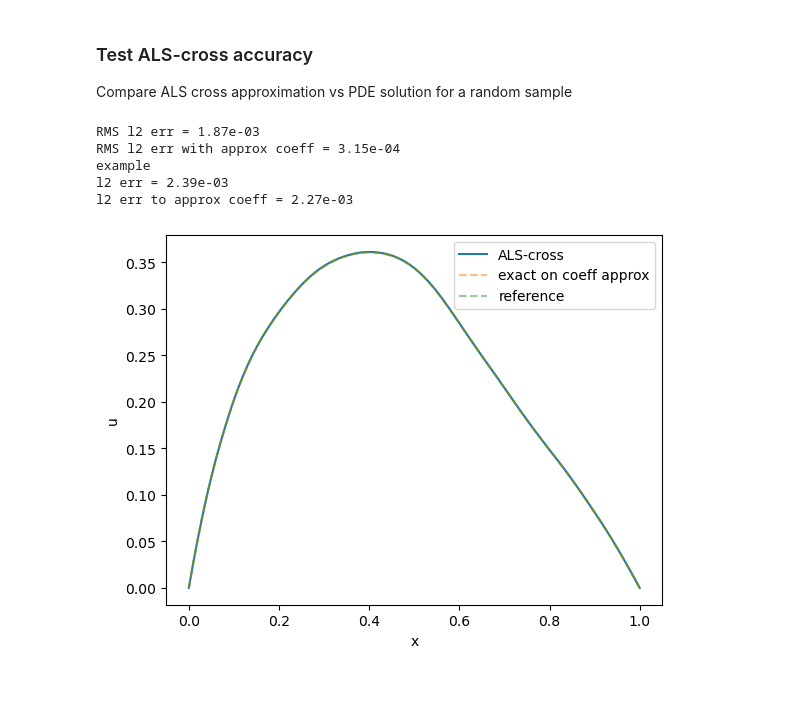
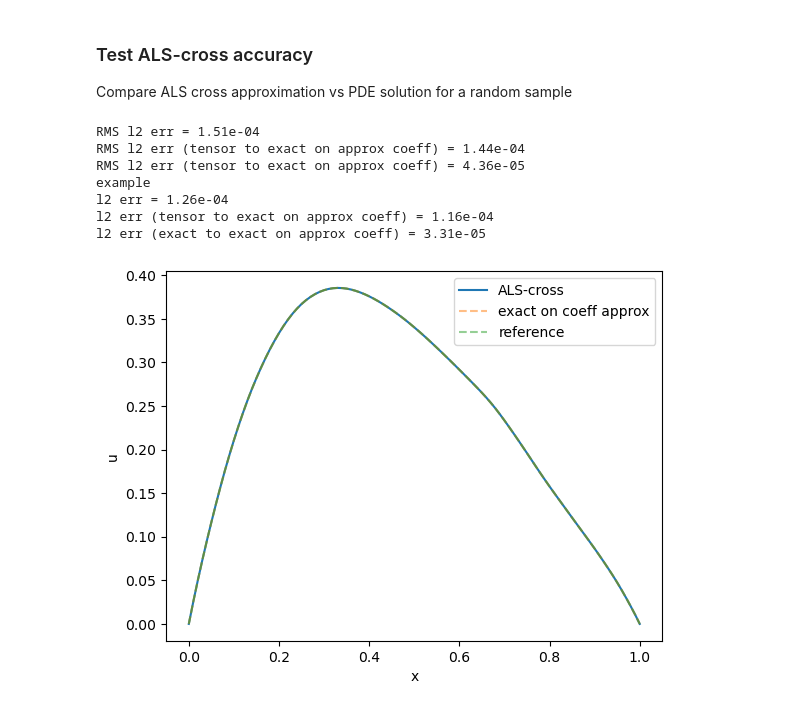
Before and after one commit to huberbenno/TT-IRT, a Jupyter notebook: python/htucker/tree_als_cross_torch_test.ipynb, the cells around one changed output. Drawn from its saved outputs; the diff is of its cells as text; code cells hidden in the pictures.

Commit message:
Added random tree tests

```diff
--- a/python/htucker/tree_als_cross_torch_test.ipynb
+++ b/python/htucker/tree_als_cross_torch_test.ipynb
@@ -32,14 +32,15 @@ v = rng.uniform(v_min, v_max)
 X = np.hstack([np.arange(Nx).reshape((-1,1)), np.zeros((Nx,1)), np.tile(y, [Nx,1])])
 # X = np.hstack([np.arange(Nx).reshape((-1,1)), np.tile(y, [Nx,1])])
 
-cfun = coeff_convdiff(Nx, Ny, offset, var)
+cfun_np = coeff_convdiff(Nx, Ny, offset, var)
+cfun = lambda x : torch.from_numpy(cfun_np(x))
 
 C_true = cfun(X)
 
 PDE_fun = ConvectionDiffusion1D(Nx)
 
 # U = PDE_fun.solve([[C_true.reshape(-1,1), np.ones((1,1))], [np.ones((1,1))]])
-U = PDE_fun.solve([torch.from_numpy(C_true).reshape(-1,1), v * torch.ones((1,1)), torch.ones((1,1))], [torch.ones((1,1))])
+U = PDE_fun.solve([C_true.reshape(-1,1), v * torch.ones((1,1)), torch.ones((1,1))], [torch.ones((1,1))])
 U = np.ravel(U[0])
 
 fig, ax = plt.subplots()
@@ -60,7 +61,7 @@ Text(0, 0.5, 'A')
 # %% [markdown]
 ### Get HT approx of coefficient
 # %%
-tol = 1e-3
+tol = 1e-4
 param_shape = tuple([Ny] * n_param)
 
 tree = Tree.from_tupletree(balanced_binary_tupletree(n_param))
@@ -121,13 +122,13 @@ errs = np.zeros(N_MC)
 for i in range(N_MC):
   # eval TT-approx of coeff
   y = rng.integers(0, Ny, n_a_param)
-  C_eval = np.ravel(C_a[:, 0, *y])
+  C_eval = torch.ravel(C_a[:, 0, *y])
 
   X = np.hstack([np.arange(Nx).reshape((-1,1)), np.zeros((Nx,1)), np.tile(y, [Nx,1])])
   # X = np.hstack([np.arange(Nx).reshape((-1,1)), np.zeros((Nx,1)), np.tile(y, [Nx,1])])
   C_true = cfun(X)
 
-  errs[i] = RMS(C_eval-C_true)
+  errs[i] = RMS((C_eval-C_true).numpy(force=True))
 
 print(f'RMS l2 err = {RMS(errs):.2e}')
 
@@ -155,20 +154,17 @@ C_const2 = TreeBasedTensor.ones(tree, (1,) + param_shape, dtype=torch.float64)
 # %% [markdown]
 ### ALS-cross test
 # %%
-
-import cProfile
-
 test = TreeALSCross(
   [C_a, C_v, C_const],
   [C_const],
   PDE_fun,
-  rinit=0,
+  rinit=5,
   verbose=1,
-  kickrank=10
+  kickrank=5
   )
 
 # stats = cProfile.run('test.run(n_iter=5)', 'profile.prof')
-test.run(n_iter=3)
+test.run(n_iter=10, tol=tol*.01)
 
 u = test.get_tensor()
 # %% [output]
@@ -191,9 +197,10 @@ Init finished
 
 Compare ALS cross approximation vs PDE solution for a random sample
 # %%
-N_MC = 500
+N_MC = 50
 err = 0
-err_c = 0
+err_t_to_c = 0
+err_c= 0
 
 for n in range(N_MC):
   # get random parameter
@@ -203,41 +210,48 @@ for n in range(N_MC):
   C_a_true = cfun(X) # compute true coeff
   v_true = np.linspace(v_min,v_max,Ny)[y[0]]
 
-  U = PDE_fun.solve([torch.from_numpy(C_a_true).reshape(-1,1), v_true * torch.ones((1,1)), torch.zeros((1,1))], [torch.zeros((1,1))]) # solve PDE
+  U = PDE_fun.solve([C_a_true.reshape(-1,1), v_true * torch.ones((1,1)), torch.zeros((1,1))], [torch.zeros((1,1))]) # solve PDE
   U = np.ravel(U)
 
   # eval ALS-cross
   U_eval = np.ravel(u[:, *y])
-  err += np.sum(np.square(U - U_eval))
+
 
   C_eval = np.ravel(C_a[:, *y[:]])
   U_c = PDE_fun.solve([torch.from_numpy(C_eval).reshape(-1,1), v_true * torch.ones((1,1)), torch.zeros((1,1))], [torch.zeros((1,1))]) # solve PDE
   U_c = np.ravel(U_c)
+  err += np.sum(np.square(U - U_eval))
   err_c += np.sum(np.square(U - U_c))
+  err_t_to_c += np.sum(np.square(U_c - U_eval))
 
 err = np.sqrt(err / N_MC)
 err_c = np.sqrt(err_c / N_MC)
+err_t_to_c = np.sqrt(err_t_to_c / N_MC)
 
 print(f'RMS l2 err = {err:.2e}')
-print(f'RMS l2 err with approx coeff = {err_c:.2e}')
+print(f'RMS l2 err (tensor to exact on approx coeff) = {err_t_to_c:.2e}')
+print(f'RMS l2 err (tensor to exact on approx coeff) = {err_c:.2e}')
 
 fig, ax = plt.subplots()
 
 x = np.arange(0, Nx+1) / Nx
 ax.plot(x, U_eval, label='ALS-cross')
 ax.plot(x, U_c, ls='dashed', label='exact on coeff approx', alpha=.5)
 ax.plot(x, U, ls='dashed', label='reference', alpha=.5)
 ax.set_xlabel('x')
 ax.set_ylabel('u')
 ax.legend()
 
 print('example')
 print(f'l2 err = {np.linalg.norm(U-U_eval):.2e}')
-print(f'l2 err to approx coeff = {np.linalg.norm(U_c-U_eval):.2e}')
+print(f'l2 err (tensor to exact on approx coeff) = {np.linalg.norm(U_c-U_eval):.2e}')
+print(f'l2 err (exact to exact on approx coeff) = {np.linalg.norm(U_c-U):.2e}')
 # %% [output]
-RMS l2 err = 1.87e-03
-RMS l2 err with approx coeff = 3.15e-04
+RMS l2 err = 1.51e-04
+RMS l2 err (tensor to exact on approx coeff) = 1.44e-04
+RMS l2 err (tensor to exact on approx coeff) = 4.36e-05
 example
-l2 err = 2.39e-03
-l2 err to approx coeff = 2.27e-03
+l2 err = 1.26e-04
+l2 err (tensor to exact on approx coeff) = 1.16e-04
+l2 err (exact to exact on approx coeff) = 3.31e-05
-[figure, old version]
+[figure, new version]
```
Also changed, not shown: parts of 5 cells of this notebook, 4 other files.
